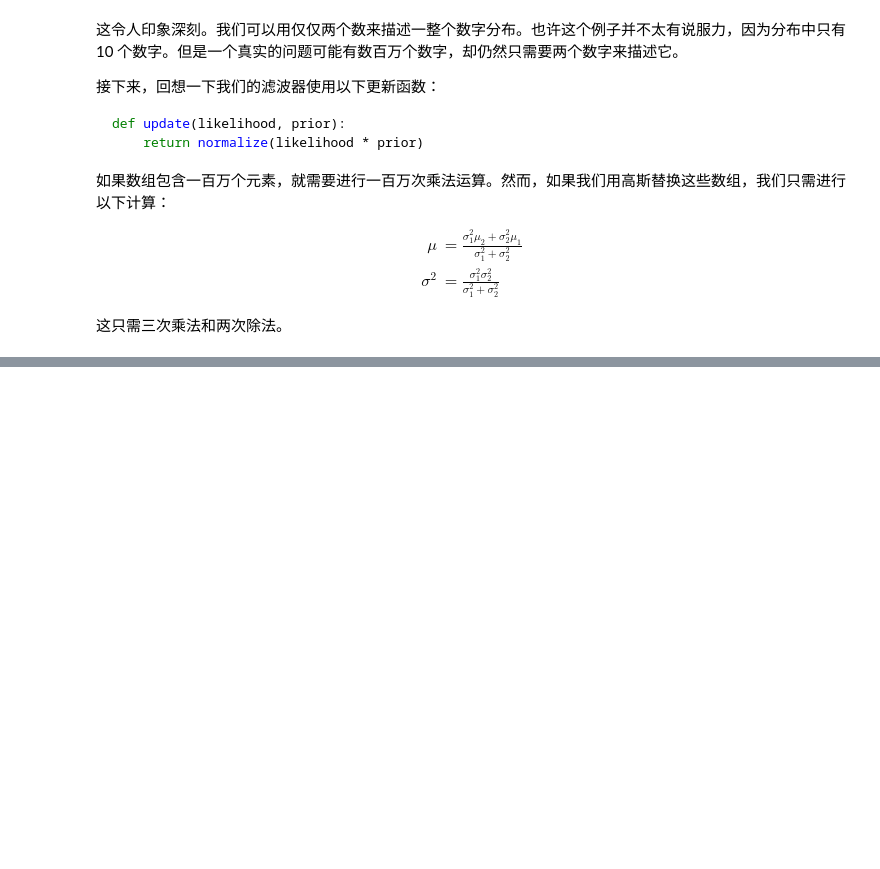
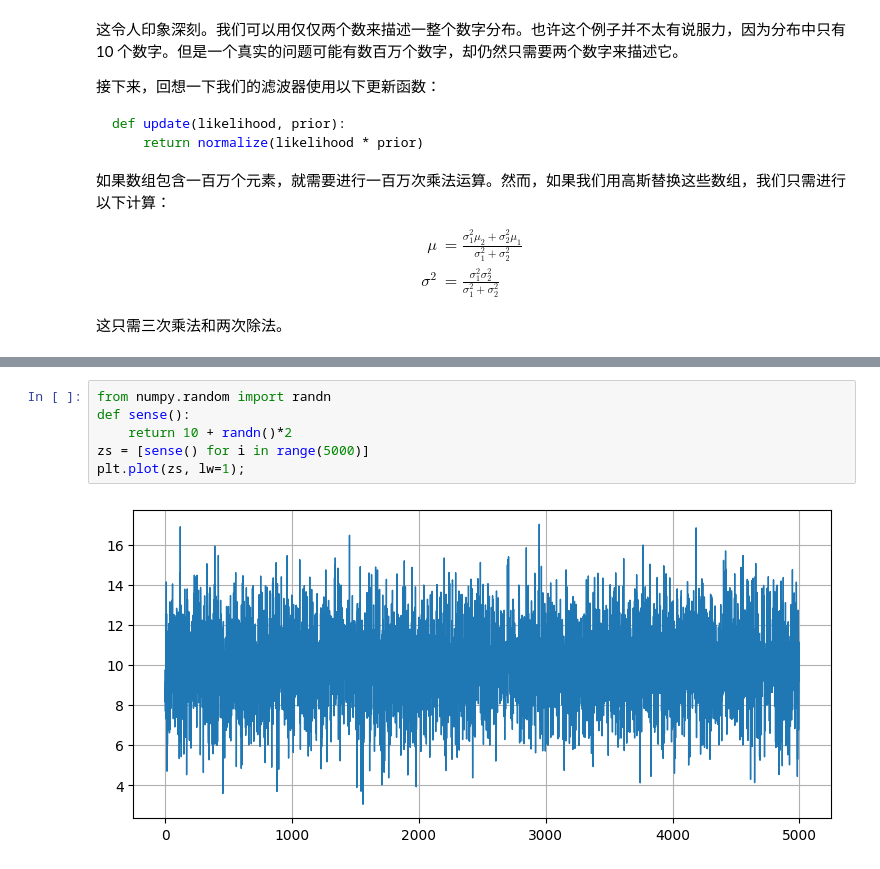
Before and after one commit to logan8866/Kalman-Filter-Programming, a Jupyter notebook: 03 高斯和贝叶斯理论.ipynb, the cells around one changed output, grey strips where cells are left out. Drawn from its saved outputs; the diff is of its cells as text; blank space fills up the shorter version.

```diff
--- a/03 高斯和贝叶斯理论.ipynb
+++ b/03 高斯和贝叶斯理论.ipynb
@@ -705,0 +828,8 @@ $$p(A \mid B) = \frac{p(B \mid A)\, p(A)}{p(B)}$$
+# %%
+from numpy.random import randn
+def sense():
+    return 10 + randn()*2
+zs = [sense() for i in range(5000)]
+plt.plot(zs, lw=1);
+# %% [output]
+[figure, added]
```
Also changed, not shown: parts of 26 cells of this notebook, 1 other file.
